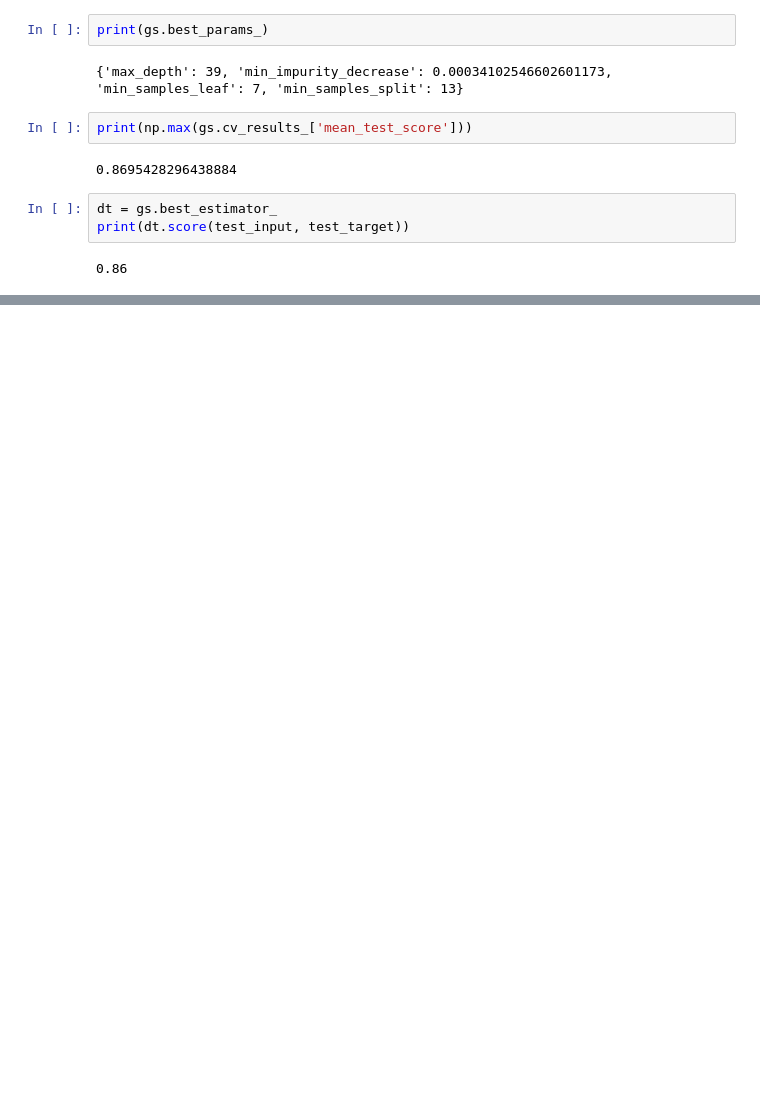
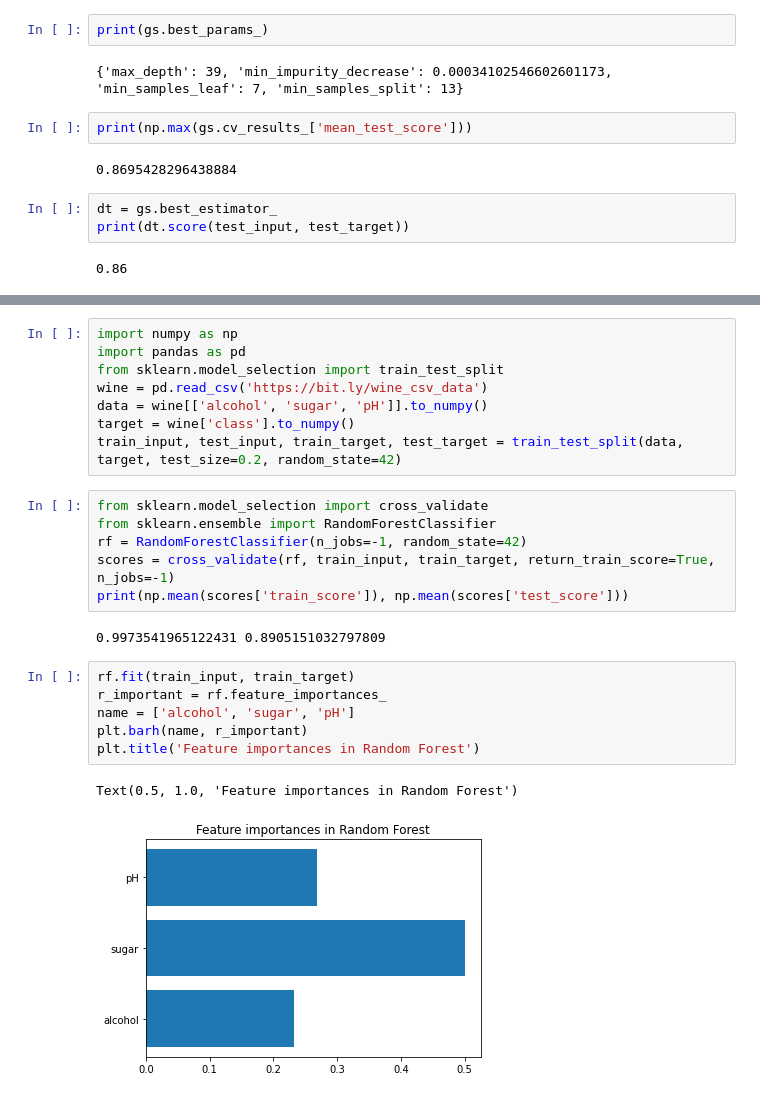
Before and after one commit to mini3713/mini3713, a Jupyter notebook: 머신러닝+딥러닝/HG_05_결정트리.ipynb, the cells around one changed output, grey strips where cells are left out. Cells and saved outputs as stored; diff of their text form; blank space fills up the shorter version.

```diff
--- a/머신러닝+딥러닝/HG_05_결정트리.ipynb
+++ b/머신러닝+딥러닝/HG_05_결정트리.ipynb
@@ -260,0 +285,25 @@ print(dt.score(test_input, test_target))
+# %%
+import numpy as np
+import pandas as pd
+from sklearn.model_selection import train_test_split
+wine = pd.read_csv('https://bit.ly/wine_csv_data')
+data = wine[['alcohol', 'sugar', 'pH']].to_numpy()
+target = wine['class'].to_numpy()
+train_input, test_input, train_target, test_target = train_test_split(data, target, test_size=0.2, random_state=42)
+# %%
+from sklearn.model_selection import cross_validate
+from sklearn.ensemble import RandomForestClassifier
+rf = RandomForestClassifier(n_jobs=-1, random_state=42)
+scores = cross_validate(rf, train_input, train_target, return_train_score=True, n_jobs=-1)
+print(np.mean(scores['train_score']), np.mean(scores['test_score']))
+# %% [output]
+0.9973541965122431 0.8905151032797809
+# %%
+rf.fit(train_input, train_target)
+r_important = rf.feature_importances_
+name = ['alcohol', 'sugar', 'pH']
+plt.barh(name, r_important)
+plt.title('Feature importances in Random Forest')
+# %% [output]
+Text(0.5, 1.0, 'Feature importances in Random Forest')
+[figure, added]
```
Also changed, not shown: parts of 23 cells of this notebook.
